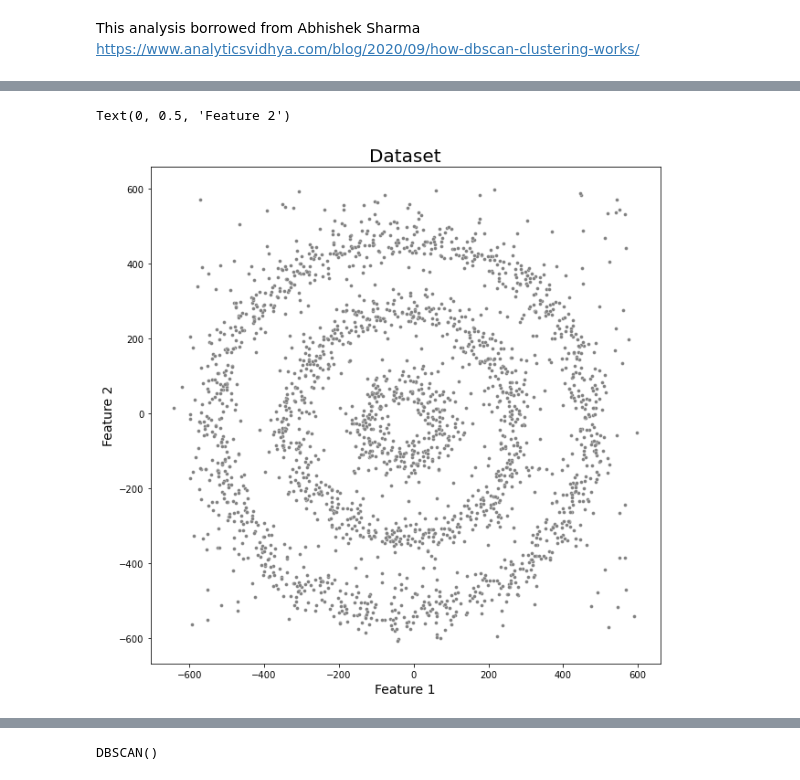
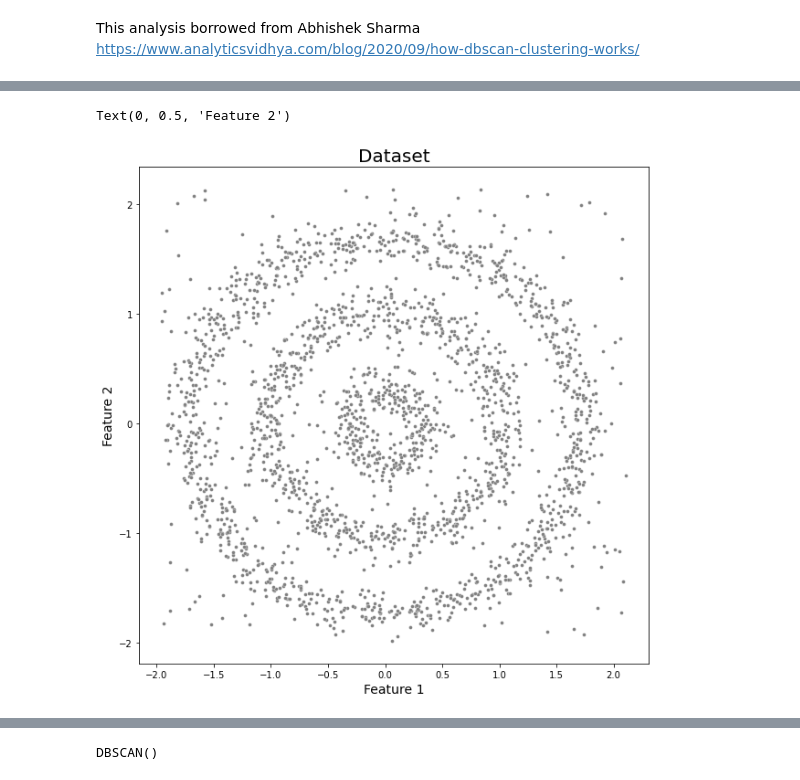
Before and after one commit to arjunc12/cmpinf2120-notebooks, a Jupyter notebook: Unsupervised-Learning/dbscan-clustering.ipynb, the cells around one changed output, grey strips where cells are left out. Drawn from its saved outputs; the diff is of its cells as text; code cells hidden in the pictures.

```diff
--- a/Unsupervised-Learning/dbscan-clustering.ipynb
+++ b/Unsupervised-Learning/dbscan-clustering.ipynb
@@ -43 +44,5 @@ df
 2300 rows × 2 columns
+# %%
+scaler = StandardScaler()
+scaled_data = scaler.fit_transform(df)
+scaled_data
@@ -44,11 +57,12 @@ df
 # %%
 pylab.figure(figsize=(10, 10))
-sns.scatterplot(x=df[0], y=df[1], s=15, color='grey')
+#sns.scatterplot(x=df[0], y=df[1], s=15, color='grey')
+sns.scatterplot(x=scaled_data[:, 0], y=scaled_data[:, 1], s=15, color='grey')
 pylab.title('Dataset', fontsize=20)
 pylab.xlabel('Feature 1', fontsize=14)
 pylab.ylabel('Feature 2', fontsize=14)
 # %% [output]
 Text(0, 0.5, 'Feature 2')
-[figure, old version]
+[figure, new version]
 # %%
 from sklearn.cluster import KMeans
```
Also changed, not shown: parts of 14 cells of this notebook, 2 other files.
